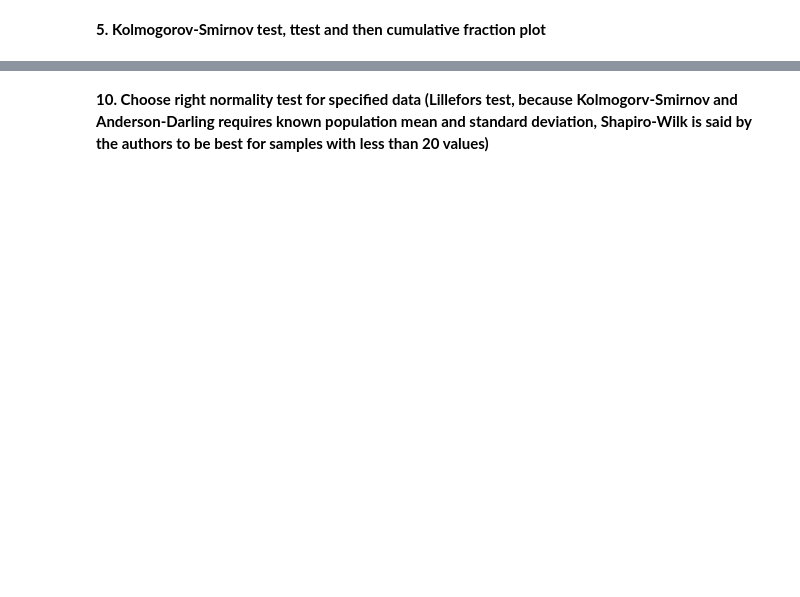
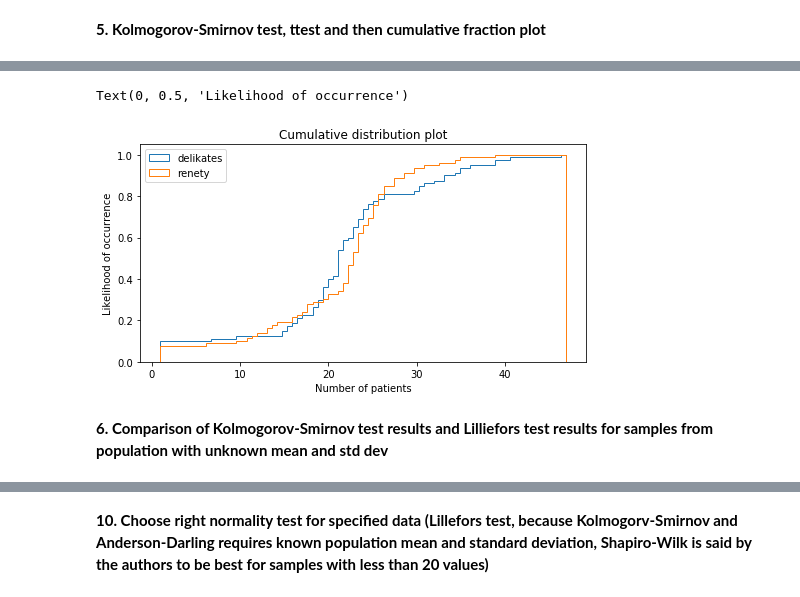
Before and after one commit to Netherwulf/data-science-toolkit, a Jupyter notebook: normality_tests.ipynb, the cells around one changed output, grey strips where cells are left out. Saved outputs shown, nothing was run; the diff lists cells and outputs as text; code cells hidden in the pictures; blank space fills up the shorter version.

```diff
--- a/normality_tests.ipynb
+++ b/normality_tests.ipynb
@@ -133,0 +268,38 @@ renety = [16.5, 1, 22.6, 25.3, 23.7, 1, 23.3, 23.9, 16.2, 23.0, 21.6, 10.8, 12.2
+# %%
+# Comparison Cumulative Fraction Plot
+delikates = [23.4, 30.9, 18.8, 23.0, 21.4, 1, 24.6, 23.8,
+             24.1, 18.7, 16.3, 20.3, 14.9, 35.4,21.6, 21.2,
+             21.0, 15.0, 15.6, 24.0, 34.6, 40.9, 30.7, 24.5,
+             16.6, 1, 21.7, 1, 23.6, 1, 25.7,19.3, 46.9, 23.3,
+             21.8, 33.3, 24.9, 24.4, 1, 19.8, 17.2, 21.5, 25.5,
+             23.3, 18.6, 22.0, 29.8,33.3, 1, 21.3, 18.6, 26.8,
+             19.4, 21.1, 21.2, 20.5, 19.8, 26.3, 39.3, 21.4,
+             22.6, 1, 35.3, 7.0, 19.3, 21.3, 10.1, 20.2, 1, 36.2,
+             16.7, 21.1, 39.1, 19.9, 32.1, 23.1, 21.8, 30.4, 19.62, 15.5]
+
+renety = [16.5, 1, 22.6, 25.3, 23.7, 1, 23.3, 23.9, 16.2, 23.0,
+          21.6, 10.8, 12.2, 23.6, 10.1, 24.4, 16.4, 11.7, 17.7,
+          34.3, 24.3, 18.7, 27.5, 25.8, 22.5, 14.2, 21.7, 1, 31.2,
+          13.8, 29.7,23.1, 26.1, 25.1, 23.4, 21.7, 24.4, 13.2, 22.1,
+          26.7, 22.7, 1, 18.2, 28.7, 29.1, 27.4, 22.3,13.2, 22.5,
+          25.0, 1, 6.6, 23.7, 23.5, 17.3, 24.6, 27.8, 29.7, 25.3,
+          19.9, 18.2, 26.2, 20.4,23.3, 26.7, 26.0, 1, 25.1, 33.1,
+          35.0, 25.3, 23.6, 23.2, 20.2, 24.7, 22.6, 39.1, 26.5, 22.7]
+
+fig, ax = plt.subplots(figsize=(8, 4))
+
+n, bins, patches = ax.hist(delikates, 80, density=True, histtype='step',
+                           cumulative=True, label='delikates')
+
+ax.hist(renety, bins=bins, density=True, histtype='step',
+                           cumulative=True, label='renety')
+
+ax.legend(loc='upper left')
+ax.set_title('Cumulative distribution plot')
+ax.set_xlabel('Number of patients')
+ax.set_ylabel('Likelihood of occurrence')
+# %% [output]
+Text(0, 0.5, 'Likelihood of occurrence')
+[figure, added]
+# %% [markdown]
+<b>6. Comparison of Kolmogorov-Smirnov test results and Lilliefors test results for samples from population with unknown mean and std dev</b>
```
Also changed, not shown: parts of 9 cells of this notebook.
